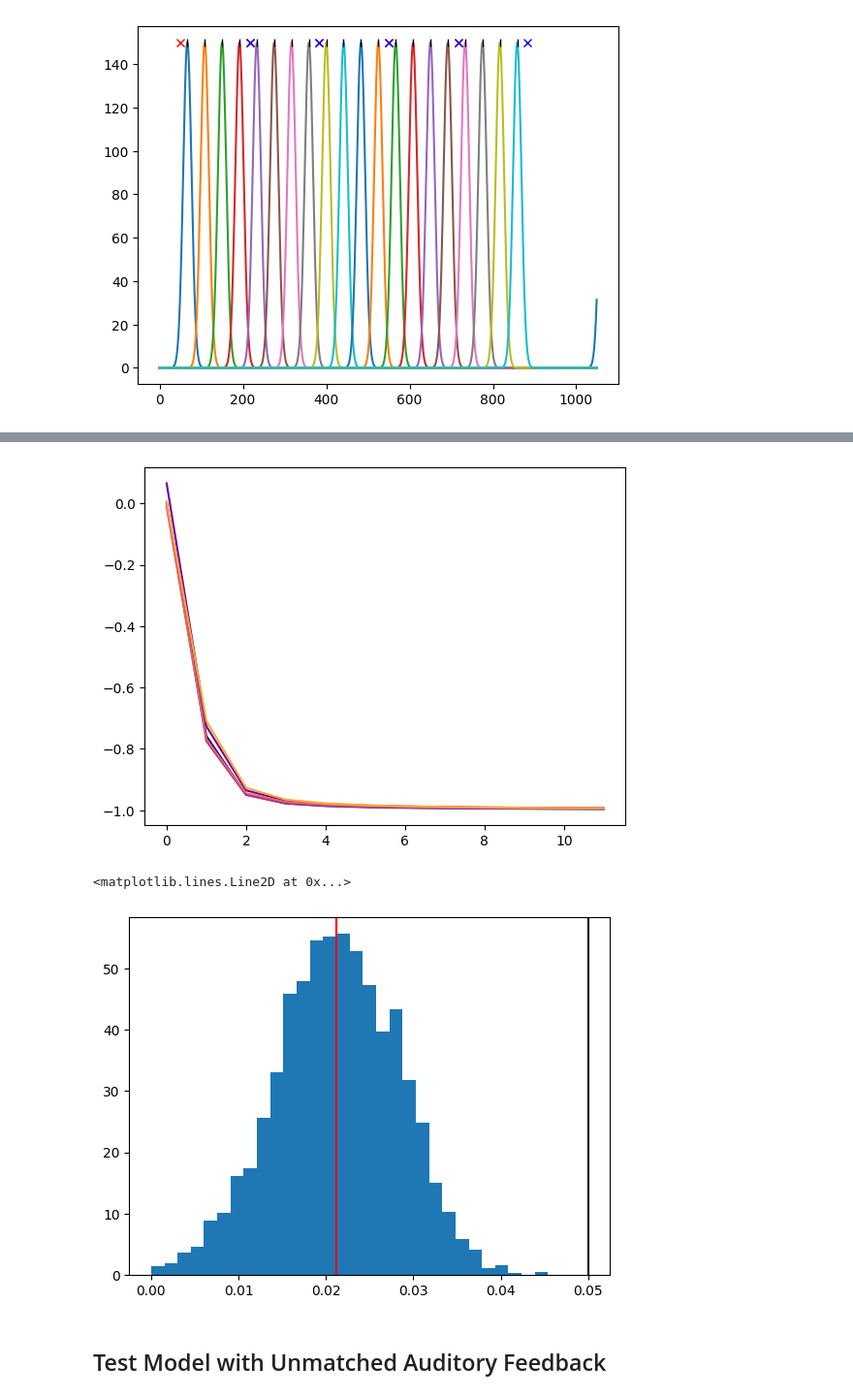
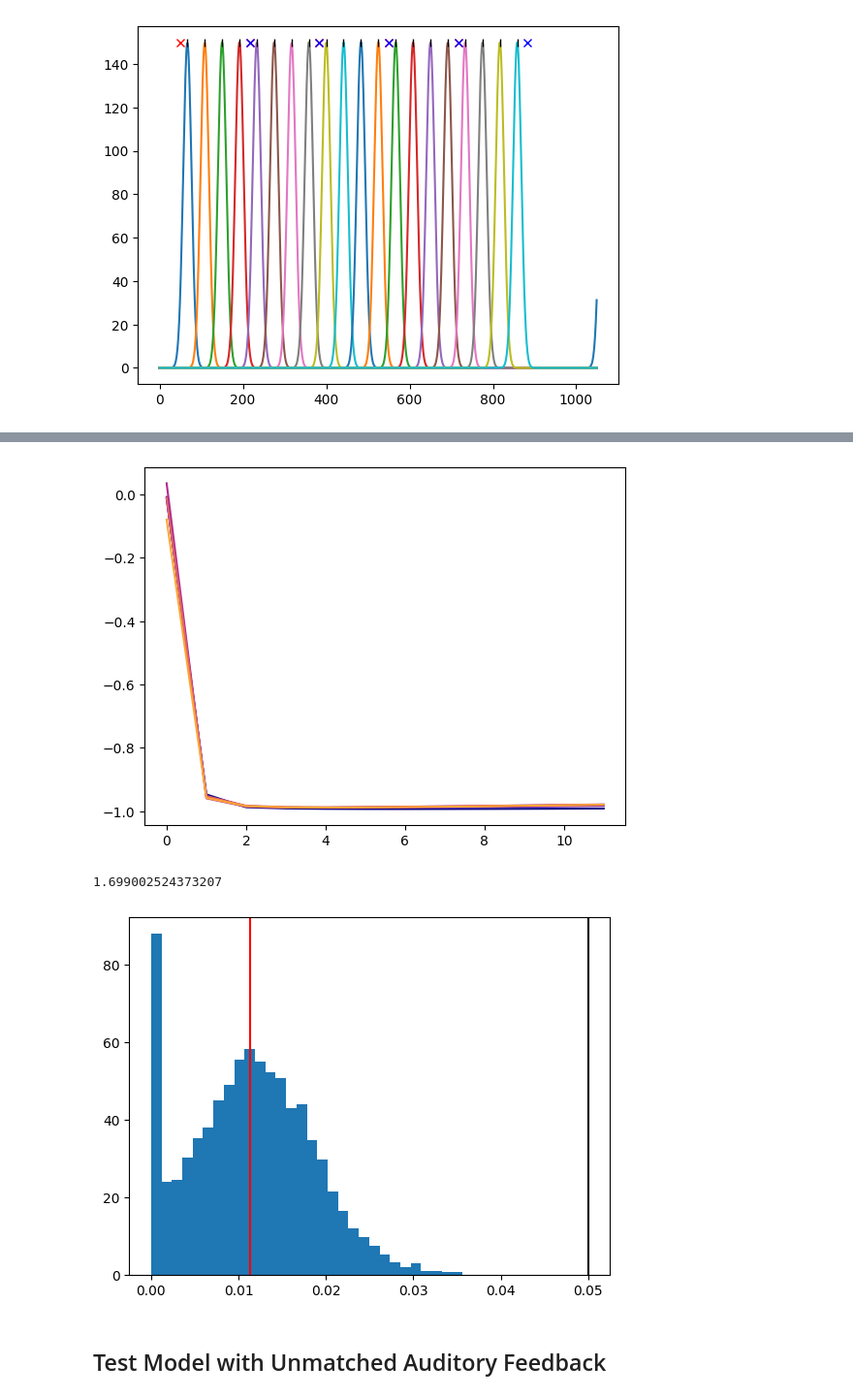
Before and after one commit to gongziyida/vocal-error-network, a Jupyter notebook: feedforward.ipynb, the cells around one changed output, grey strips where cells are left out. Shown at 97% size. Drawn from its saved outputs; the diff is of its cells as text; code cells hidden in the pictures.

```diff
--- a/feedforward.ipynb
+++ b/feedforward.ipynb
@@ -45,7 +45,7 @@ plt.plot(burst_ts[:,0], np.zeros(N_HVC) + peak_rate, '|', c='k')
 aud = generate_discrete_aud(T, N_Aiv, tsyl_start.T.flatten(), tsyl_end.T.flatten(),
                             np.tile(syl, (N_rend, 1)))
 # %%
-rmax, s, th = 100, 1, 5
+rmax, s, th = 100, 1, 4
 phi = lambda x: rmax/2 * (1 + erf((x - th) / (np.sqrt(2) * s)))
 # %%
 def bilin_hebb(W, aiv, hvc, lr, w0_mean, tau_w):
@@ -55,12 +55,14 @@ def bilin_hebb(W, aiv, hvc, lr, w0_mean, tau_w):
         W[:,i] = np.clip(W[:,i] + dW, a_min=0, a_max=None)
 # %%
 w0_mean, w0_std = 1/N_HVC, 0.1/N_HVC
-tau_Aiv, dt = 20, 1
+JEE, JEI, JIE, JII = np.zeros(4) # Major difference
+tau_Aiv, tau_I, dt = 20, 10, 1
 
-net = AivFF(N_Aiv, N_HVC, conn_prob, w0_mean, w0_std, phi, tau_Aiv)
+net = Aiv(N_Aiv, N_HVC, conn_prob, w0_mean, w0_std, phi, tau_Aiv,
+          tau_I, JEE, JEI, JIE, JII)
 
-Aiv0 = phi(rng.normal(0, 1, size=N_Aiv))
+Aiv0, I0, ext_I = phi(rng.normal(0, 1, size=N_Aiv)), 1, 0
 
-_ = net.sim(Aiv0, rH, aud, save_W_ts, T, dt, 0.1, bilin_hebb,
-            lr=-1e-7, w0_mean=w0_mean, tau_w=1e7)
-rA, Ws, mean_HVC_input = _
+_ = net.sim(Aiv0, I0, rH, aud, save_W_ts, T, dt, 0.1, ext_I, bilin_hebb,
+            lr=-2e-7, w0_mean=w0_mean, tau_w=2e7)
+rA, rI, Ws, mean_HVC_input = _
@@ -101,14 +112,15 @@ for i in range(N_syl):
     j, k = N_HVC_per_syl * i, N_HVC_per_syl * (i + 1)
     plt.plot(list(map(lambda x: x[j:k,i].mean(), W_syl_corrs)), c=cmap(i/N_syl))
 # %% [output]
-[figure, old version]
+[figure, new version]
 # %%
 plt.hist(Ws[-1].flatten(), density=True, bins=30)
 plt.axvline(Ws[-1].mean(), color='r')
 plt.axvline(w0_mean, color='k')
+Ws[-1].mean() * peak_rate
 # %% [output]
-<matplotlib.lines.Line2D at 0x...>
+1.699002524373207
-[figure, old version]
+[figure, new version]
 # %% [markdown]
 ## Test Model with Unmatched Auditory Feedback
 # %%
```
Also changed, not shown: parts of 17 cells of this notebook, 4 other files.
